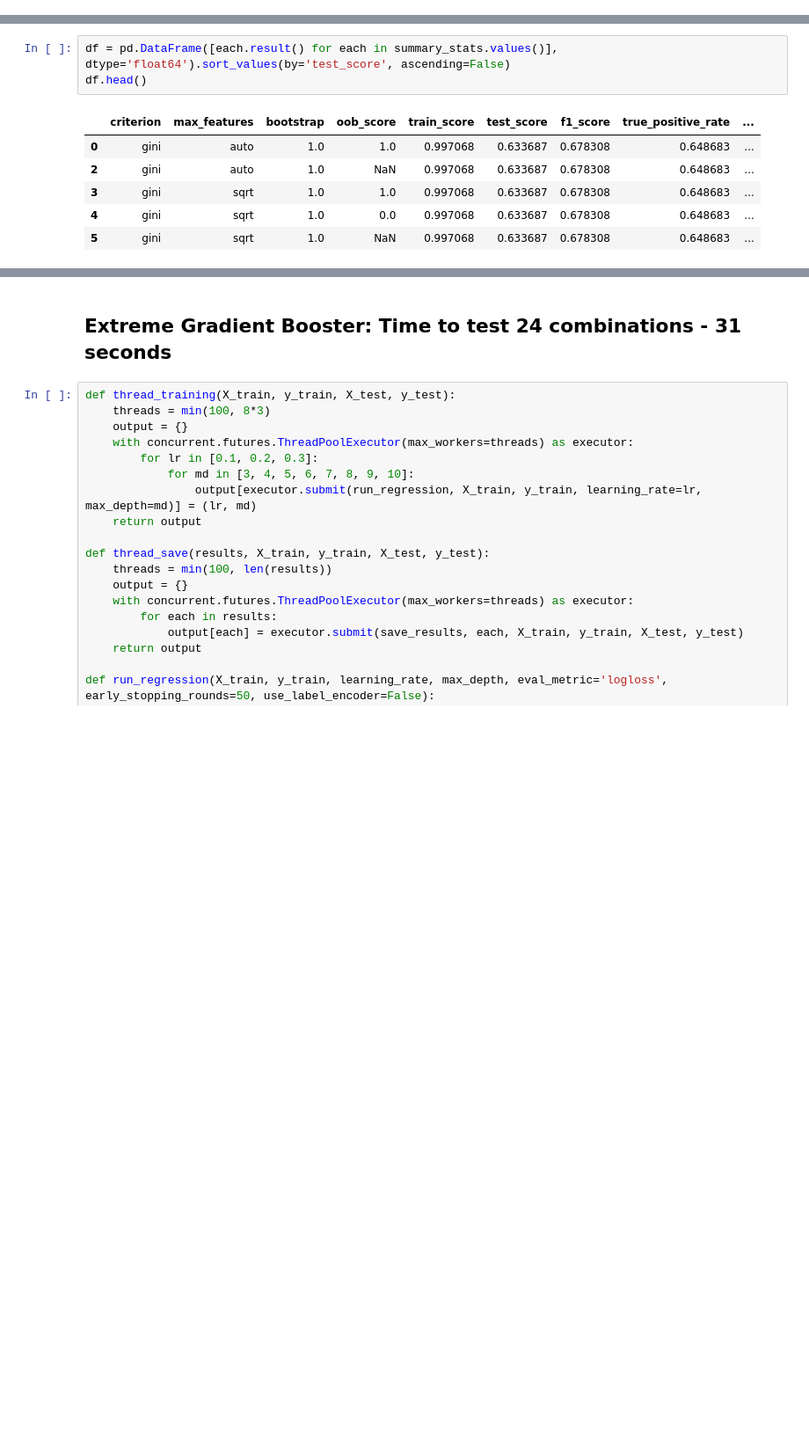
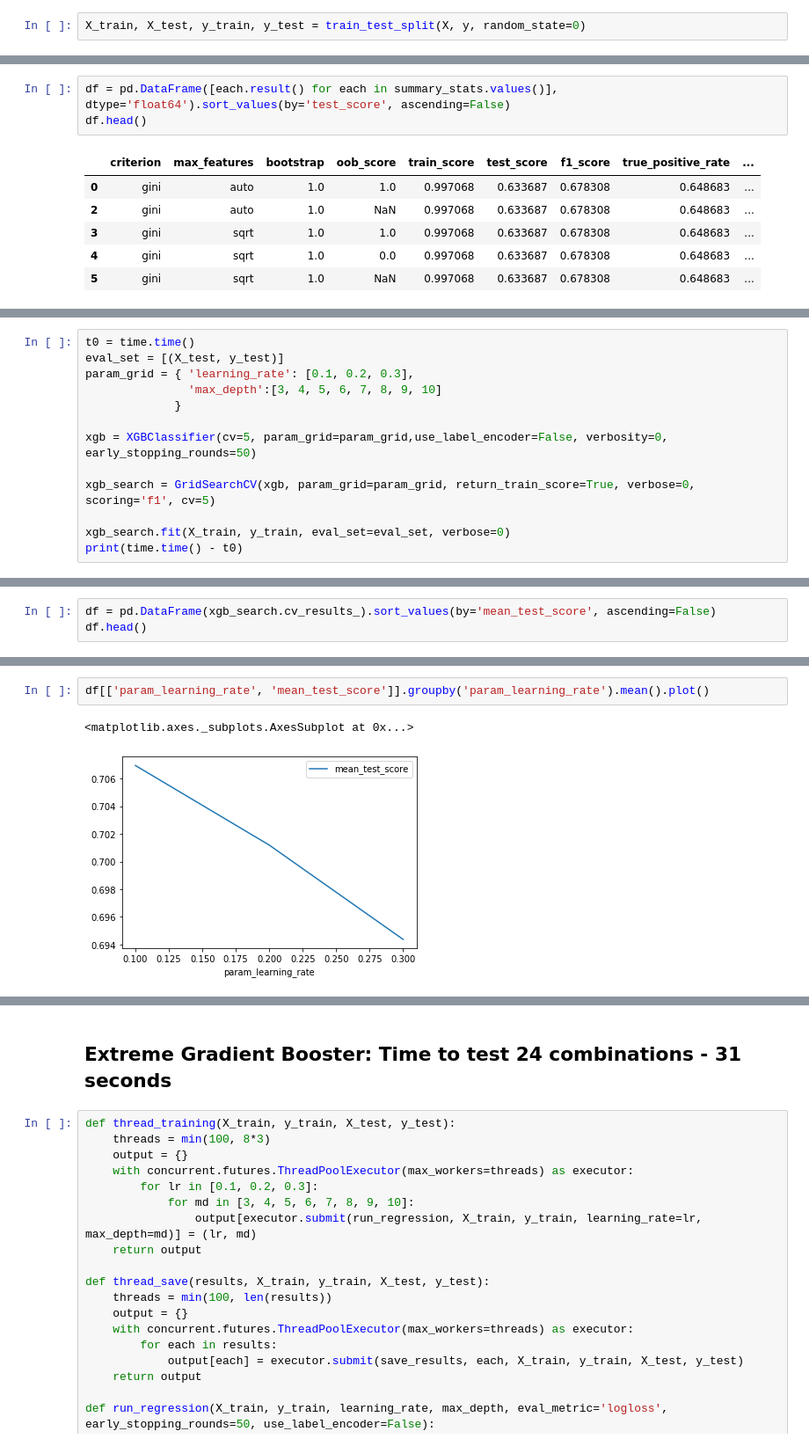
Before and after one commit to dray89/Python, a Jupyter notebook: Kickstarter_dataproject.ipynb, the cells around one changed output, grey strips where cells are left out. Shown: that part at 88% size. Saved outputs shown, nothing was run; the diff lists cells and outputs as text; blank space fills up the shorter version.

```diff
--- a/Kickstarter_dataproject.ipynb
+++ b/Kickstarter_dataproject.ipynb
@@ -1136,3 +1138,5 @@ plt.hist(new_df['dayOfWeek_funded'].T, bins=len(new_df['dayOfWeek_funded'].value
+# %%
+X_train, X_test, y_train, y_test = train_test_split(X, y, random_state=0)
 # %% [markdown]
 # Randomized Search: Time to test 30 Logistic Regressions - 173 seconds
 # %%
@@ -1330,0 +1337,13 @@ df.head()
+# %%
+t0 = time.time()
+eval_set = [(X_test, y_test)]
+param_grid = { 'learning_rate': [0.1, 0.2, 0.3],
+               'max_depth':[3, 4, 5, 6, 7, 8, 9, 10]
+             }
+
+xgb = XGBClassifier(cv=5, param_grid=param_grid,use_label_encoder=False, verbosity=0, early_stopping_rounds=50)
+
+xgb_search = GridSearchCV(xgb, param_grid=param_grid, return_train_score=True, verbose=0, scoring='f1', cv=5)
+
+xgb_search.fit(X_train, y_train, eval_set=eval_set, verbose=0)
+print(time.time() - t0)
@@ -1330,0 +1352,3 @@ df.head()
+# %%
+df = pd.DataFrame(xgb_search.cv_results_).sort_values(by='mean_test_score', ascending=False)
+df.head()
@@ -1330,0 +1363,5 @@ df.head()
+# %%
+df[['param_learning_rate', 'mean_test_score']].groupby('param_learning_rate').mean().plot()
+# %% [output]
+<matplotlib.axes._subplots.AxesSubplot at 0x...>
+[figure, added]
```
Also changed, not shown: parts of 15 cells of this notebook.
